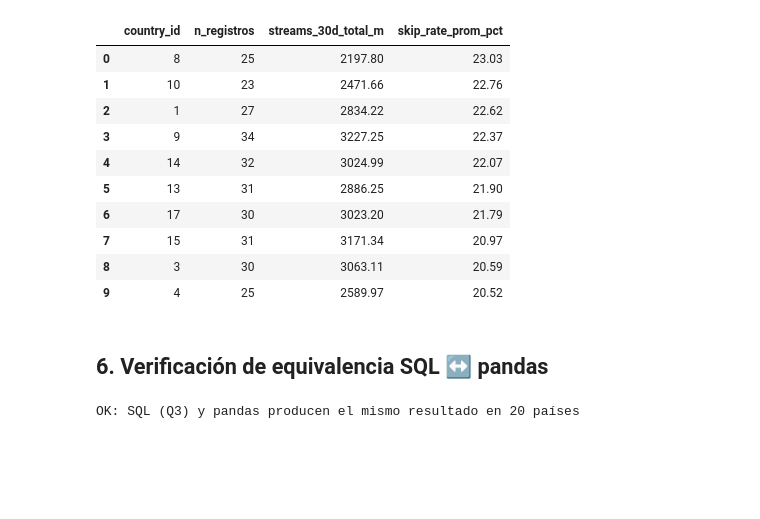
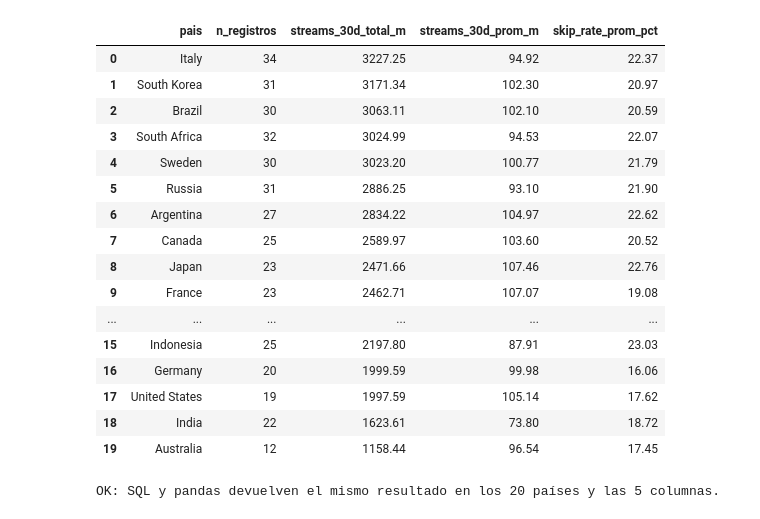
Before and after one commit to Drewroots/electiva-vi-ciencia-datos-2026-b-g1, a Jupyter notebook: 07-week/02-optional-activity/consultas-sql-pandas.ipynb, the cells around one changed output. Drawn from its saved outputs; the diff is of its cells as text; code cells hidden in the pictures; blank space fills up the shorter version.

```diff
--- a/07-week/02-optional-activity/consultas-sql-pandas.ipynb
+++ b/07-week/02-optional-activity/consultas-sql-pandas.ipynb
@@ -22,0 +49,6 @@ pd.read_sql("SELECT name, (SELECT COUNT(*) FROM metrica_streaming) AS filas_metr
+# %%
+# Las consultas se leen directamente del archivo .sql entregado (una por bloque Q1, Q2, Q3)
+sql = Path("consultas-spotify.sql").read_text(encoding="utf-8")
+sin_comentarios = re.sub(r"--.*", "", sql)
+Q1, Q2, Q3 = [q.strip() for q in sin_comentarios.split(";") if q.strip()]
+print(Q3)
@@ -91,0 +69,4 @@ r3 = pd.read_sql(q3, con); r3.head(10)
+# %%
+q1 = pd.read_sql(Q1, con)
+print(f"{len(q1)} de {len(df['metrica_streaming'])} registros ({len(q1) / len(df['metrica_streaming']):.1%})")
+q1.head(5)
@@ -91,0 +81,8 @@ r3 = pd.read_sql(q3, con); r3.head(10)
+# %%
+# Solo para la lectura: nombres del registro con mayor abandono
+top = q1.iloc[0]
+pais = df["pais"].set_index("country_id").loc[top.country_id, "nombre"]
+alb = df["album"].set_index("album_id").loc[top.album_id]
+art = df["artista"].set_index("artist_id").loc[alb.artist_id, "nombre"]
+print(f"Mayor abandono: registro {int(top.metric_id)} · {pais} · {art} · {alb.titulo} · "
+      f"{top.skip_rate_pct} % de skip con {top.streams_30d_m} M de streams")
@@ -92,31 +147,39 @@ r3 = pd.read_sql(q3, con); r3.head(10)
 # %%
-m = pd.read_csv('datos/metrica_streaming.csv')
-p3 = (m.groupby('country_id')
-        .agg(n_registros=('metric_id','count'),
-             streams_30d_total_m=('streams_30d_m','sum'),
-             skip_rate_prom_pct=('skip_rate_pct','mean'))
-        .round(2)
-        .sort_values('skip_rate_prom_pct', ascending=False)
-        .reset_index())
-p3.head(10)
+m, p = df["metrica_streaming"], df["pais"]
+
+q3_pandas = (
+    m.merge(p, on="country_id")                       # JOIN pais
+     .groupby("nombre")                               # GROUP BY p.nombre
+     .agg(n_registros=("metric_id", "count"),         # COUNT(*)
+          streams_30d_total_m=("streams_30d_m", "sum"),
+          streams_30d_prom_m=("streams_30d_m", "mean"),
+          skip_rate_prom_pct=("skip_rate_pct", "mean"))
+     .round(2)                                        # ROUND(..., 2)
+     .sort_values("streams_30d_total_m", ascending=False)   # ORDER BY ... DESC
+     .reset_index()
+     .rename(columns={"nombre": "pais"})
+)
+q3_pandas
 # %% [output]
-|  | country_id | n_registros | streams_30d_total_m | skip_rate_prom_pct |
-| 0 | 8 | 25 | 2197.80 | 23.03 |
-| 1 | 10 | 23 | 2471.66 | 22.76 |
-| 2 | 1 | 27 | 2834.22 | 22.62 |
-| 3 | 9 | 34 | 3227.25 | 22.37 |
-| 4 | 14 | 32 | 3024.99 | 22.07 |
-| 5 | 13 | 31 | 2886.25 | 21.90 |
-| 6 | 17 | 30 | 3023.20 | 21.79 |
-| 7 | 15 | 31 | 3171.34 | 20.97 |
-| 8 | 3 | 30 | 3063.11 | 20.59 |
-| 9 | 4 | 25 | 2589.97 | 20.52 |
+|  | pais | n_registros | streams_30d_total_m | streams_30d_prom_m | skip_rate_prom_pct |
+| 0 | Italy | 34 | 3227.25 | 94.92 | 22.37 |
+| 1 | South Korea | 31 | 3171.34 | 102.30 | 20.97 |
+| 2 | Brazil | 30 | 3063.11 | 102.10 | 20.59 |
+| 3 | South Africa | 32 | 3024.99 | 94.53 | 22.07 |
+| 4 | Sweden | 30 | 3023.20 | 100.77 | 21.79 |
+| 5 | Russia | 31 | 2886.25 | 93.10 | 21.90 |
+| 6 | Argentina | 27 | 2834.22 | 104.97 | 22.62 |
+| 7 | Canada | 25 | 2589.97 | 103.60 | 20.52 |
+| 8 | Japan | 23 | 2471.66 | 107.46 | 22.76 |
+| 9 | France | 23 | 2462.71 | 107.07 | 19.08 |
+| ... | ... | ... | ... | ... | ... |
+| 15 | Indonesia | 25 | 2197.80 | 87.91 | 23.03 |
+| 16 | Germany | 20 | 1999.59 | 99.98 | 16.06 |
+| 17 | United States | 19 | 1997.59 | 105.14 | 17.62 |
+| 18 | India | 22 | 1623.61 | 73.80 | 18.72 |
+| 19 | Australia | 12 | 1158.44 | 96.54 | 17.45 |
-# %% [markdown]
-## 6. Verificación de equivalencia SQL ↔ pandas
 # %%
-a = r3.sort_values('country_id').reset_index(drop=True)
-b = p3.sort_values('country_id').reset_index(drop=True)
-pd.testing.assert_frame_equal(a, b, check_dtype=False, atol=0.011)
-print('OK: SQL (Q3) y pandas producen el mismo resultado en', len(a), 'países')
+pd.testing.assert_frame_equal(q3_sql, q3_pandas, check_dtype=False)
+print(f"OK: SQL y pandas devuelven el mismo resultado en los {len(q3_sql)} países y las 5 columnas.")
 # %% [output]
-OK: SQL (Q3) y pandas producen el mismo resultado en 20 países
+OK: SQL y pandas devuelven el mismo resultado en los 20 países y las 5 columnas.
```
Also changed, not shown: parts of 27 cells of this notebook, 8 other files.
